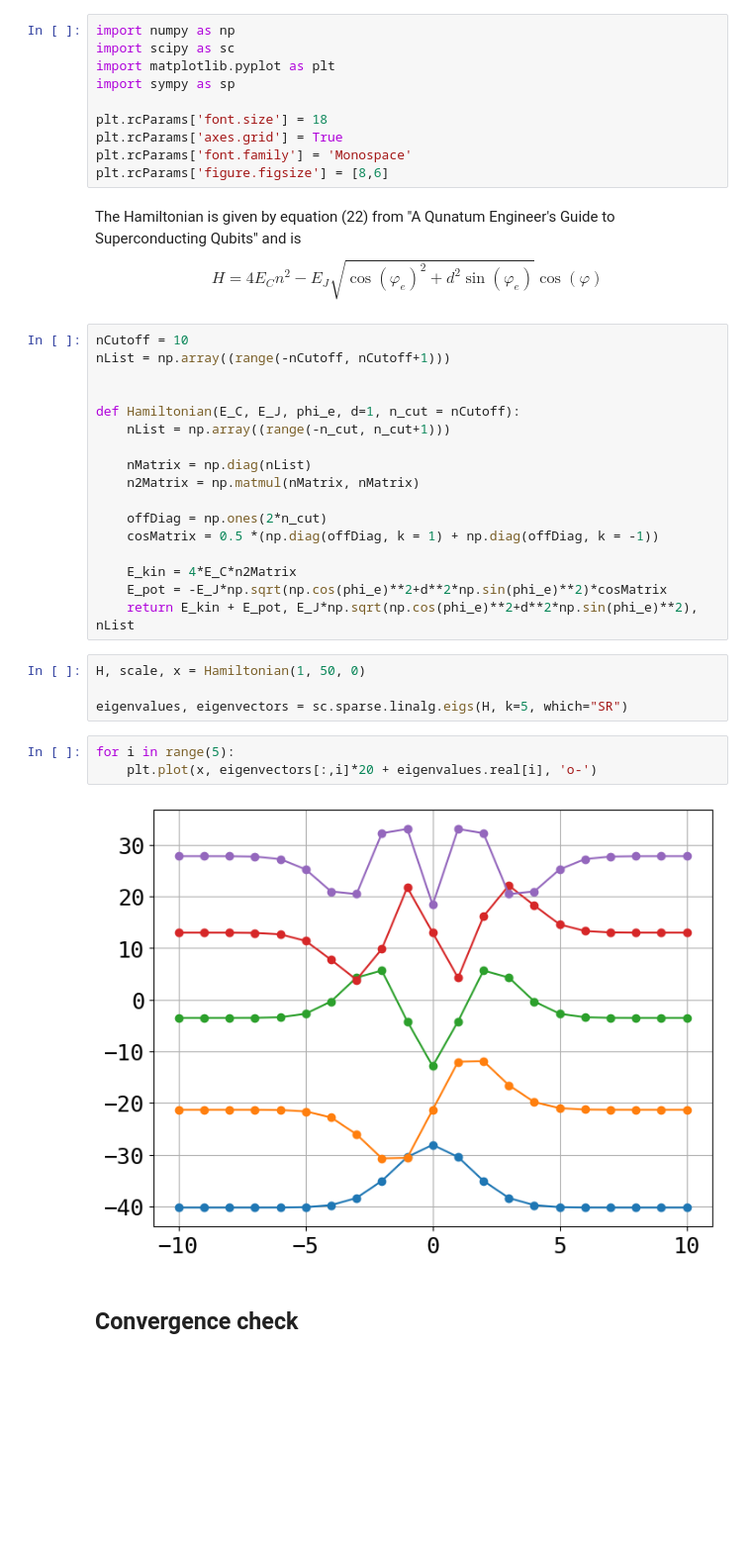
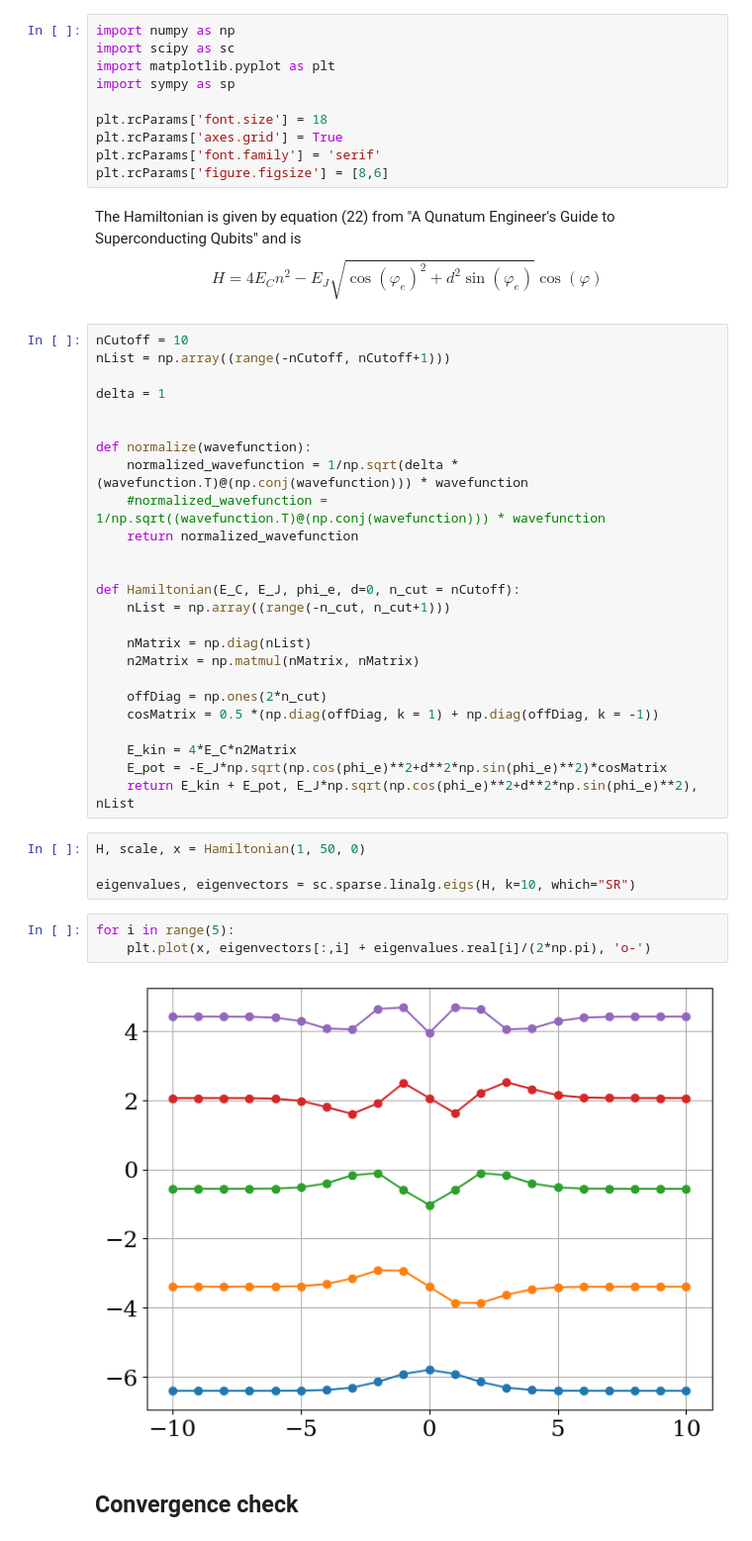
Before and after one commit to Shellf1sh/Superconducting-Qubits-Course, a Jupyter notebook: Week3/Week3code.ipynb, the cells around one changed output. Shown: that part at 99% size. Saved outputs shown, nothing was run; the diff lists cells and outputs as text; blank space fills up the shorter version.

```diff
--- a/Week3/Week3code.ipynb
+++ b/Week3/Week3code.ipynb
@@ -6,7 +6,7 @@ import sympy as sp
 
 plt.rcParams['font.size'] = 18
 plt.rcParams['axes.grid'] = True
-plt.rcParams['font.family'] = 'Monospace'
+plt.rcParams['font.family'] = 'serif'
 plt.rcParams['figure.figsize'] = [8,6]
 # %% [markdown]
 The Hamiltonian is given by equation (22) from "A Qunatum Engineer's Guide to Superconducting Qubits" and is
@@ -15,8 +15,16 @@ $$H=4E_Cn^2-E_J\sqrt{\cos(\varphi_e)^2+d^2\sin(\varphi_e)}\cos(\varphi)$$
 nCutoff = 10
 nList = np.array((range(-nCutoff, nCutoff+1)))
 
+delta = 1
 
-def Hamiltonian(E_C, E_J, phi_e, d=1, n_cut = nCutoff):
+
+def normalize(wavefunction):
+    normalized_wavefunction = 1/np.sqrt(delta * (wavefunction.T)@(np.conj(wavefunction))) * wavefunction
+    #normalized_wavefunction = 1/np.sqrt((wavefunction.T)@(np.conj(wavefunction))) * wavefunction
+    return normalized_wavefunction
+
+
+def Hamiltonian(E_C, E_J, phi_e, d=0, n_cut = nCutoff):
     nList = np.array((range(-n_cut, n_cut+1)))
 
     nMatrix = np.diag(nList)
@@ -31,12 +39,12 @@ def Hamiltonian(E_C, E_J, phi_e, d=1, n_cut = nCutoff):
 # %%
 H, scale, x = Hamiltonian(1, 50, 0)
 
-eigenvalues, eigenvectors = sc.sparse.linalg.eigs(H, k=5, which="SR")
+eigenvalues, eigenvectors = sc.sparse.linalg.eigs(H, k=10, which="SR")
 # %%
 for i in range(5):
-    plt.plot(x, eigenvectors[:,i]*20 + eigenvalues.real[i], 'o-')
+    plt.plot(x, eigenvectors[:,i] + eigenvalues.real[i]/(2*np.pi), 'o-')
 # %% [output]
-[figure, old version]
+[figure, new version]
 # %% [markdown]
 ## Convergence check
 # %%
```
Also changed, not shown: parts of 25 cells of this notebook.
